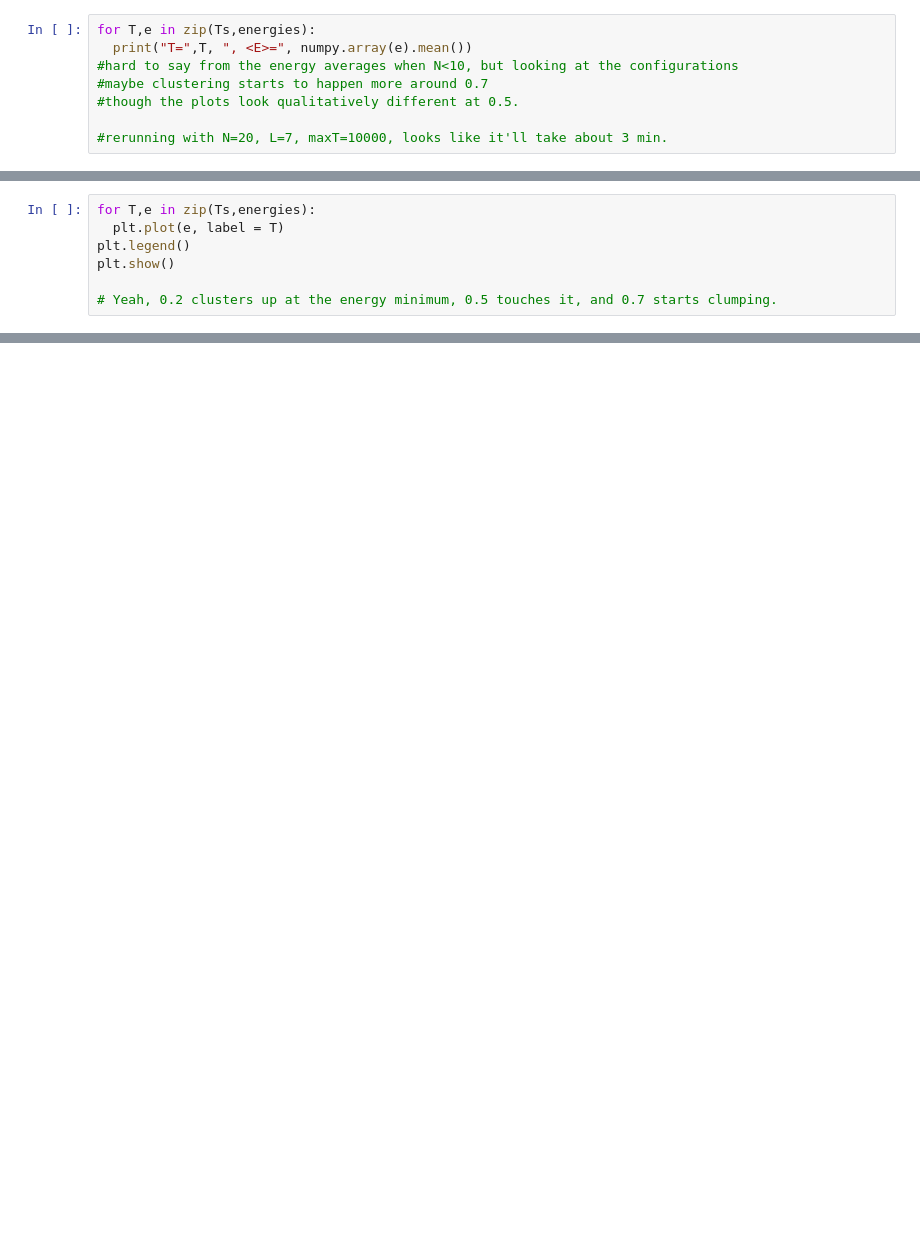
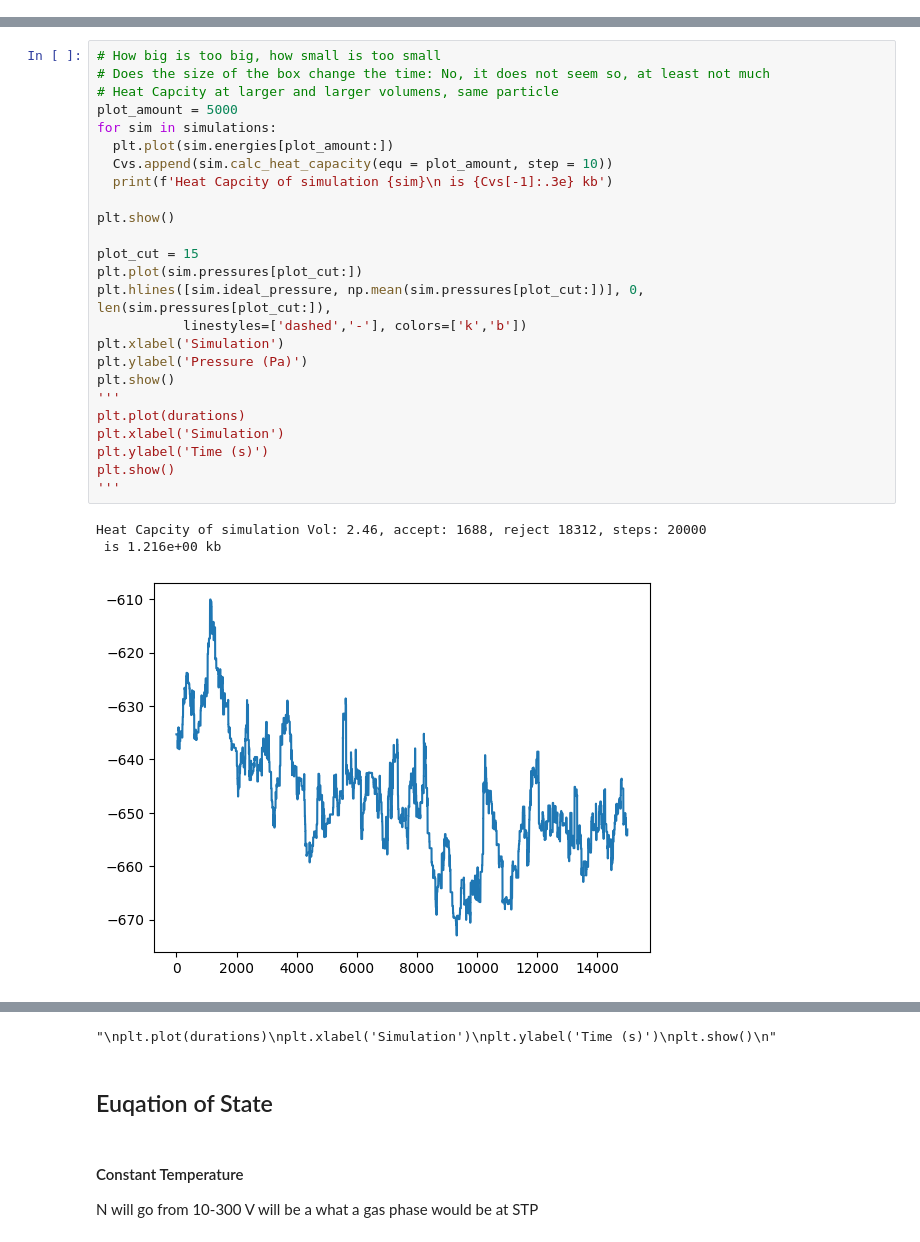
Before and after one commit to shawk17/563-shawk17, a Jupyter notebook: Project_1_offlattice_mc.ipynb, the cells around one changed output, grey strips where cells are left out. Cells and saved outputs as stored; diff of their text form; blank space fills up the shorter version.

```diff
--- a/Project_1_offlattice_mc.ipynb
+++ b/Project_1_offlattice_mc.ipynb
@@ -242,8 +2,0 @@ T= 0.2
-# %%
-for T,e in zip(Ts,energies):
-  print("T=",T, ", <E>=", numpy.array(e).mean())
-#hard to say from the energy averages when N<10, but looking at the configurations
-#maybe clustering starts to happen more around 0.7
-#though the plots look qualitatively different at 0.5.
-
-#rerunning with N=20, L=7, maxT=10000, looks like it'll take about 3 min.
@@ -258,7 +2,0 @@ T= 0.2 , <E>= -1.2490375000000002
-# %%
-for T,e in zip(Ts,energies):
-  plt.plot(e, label = T)
-plt.legend()
-plt.show()
-
-# Yeah, 0.2 clusters up at the energy minimum, 0.5 touches it, and 0.7 starts clumping.
@@ -266,0 +255,29 @@ plt.show()
+# %%
+# How big is too big, how small is too small
+# Does the size of the box change the time: No, it does not seem so, at least not much
+# Heat Capcity at larger and larger volumens, same particle
+plot_amount = 5000
+for sim in simulations:
+  plt.plot(sim.energies[plot_amount:])
+  Cvs.append(sim.calc_heat_capacity(equ = plot_amount, step = 10))
+  print(f'Heat Capcity of simulation {sim}\n is {Cvs[-1]:.3e} kb')
+
+plt.show()
+
+plot_cut = 15
+plt.plot(sim.pressures[plot_cut:])
+plt.hlines([sim.ideal_pressure, np.mean(sim.pressures[plot_cut:])], 0, len(sim.pressures[plot_cut:]),
+           linestyles=['dashed','-'], colors=['k','b'])
+plt.xlabel('Simulation')
+plt.ylabel('Pressure (Pa)')
+plt.show()
+'''
+plt.plot(durations)
+plt.xlabel('Simulation')
+plt.ylabel('Time (s)')
+plt.show()
+'''
+# %% [output]
+Heat Capcity of simulation Vol: 2.46, accept: 1688, reject 18312, steps: 20000
+ is 1.216e+00 kb
+[figure, added]
@@ -266,0 +285,7 @@ plt.show()
+"\nplt.plot(durations)\nplt.xlabel('Simulation')\nplt.ylabel('Time (s)')\nplt.show()\n"
+# %% [markdown]
+## Euqation of State
+# %% [markdown]
+#### Constant Temperature
+N will go from 10-300
+V will be a what a gas phase would be at STP
```
Also changed, not shown: parts of 20 cells of this notebook.
